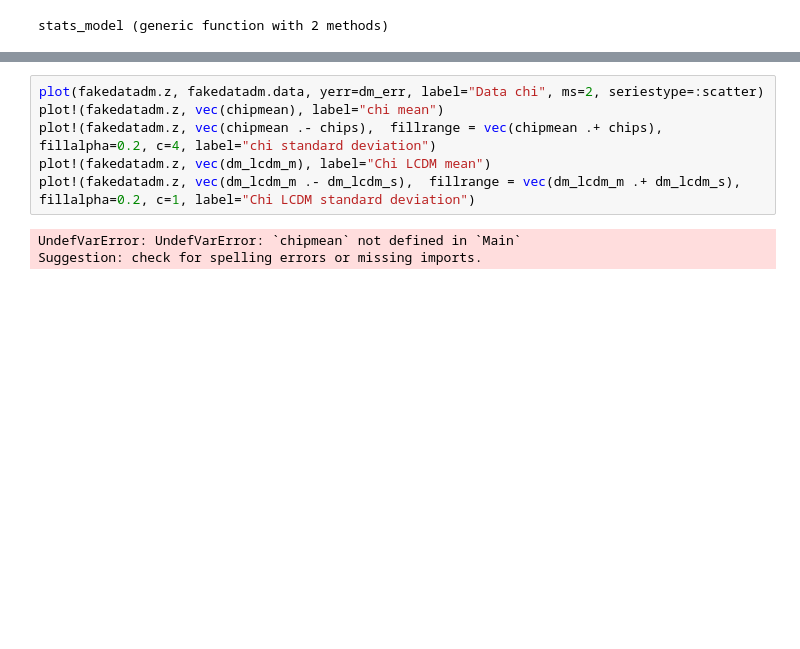
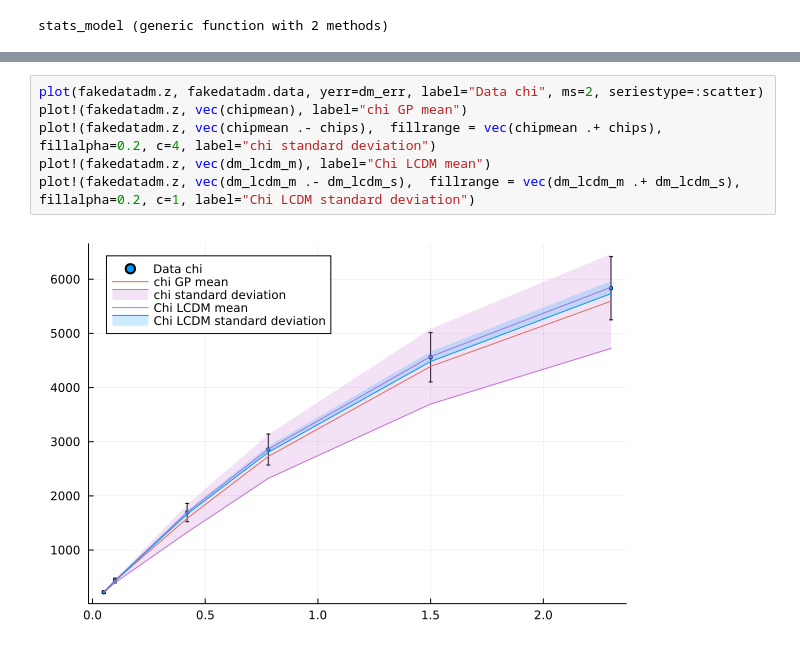
Before and after one commit to JaimeRZP/wb_gp, a Jupyter notebook: Tanvi/LCDM_GP_comparison.ipynb, the cells around one changed output, grey strips where cells are left out. Drawn from its saved outputs; the diff is of its cells as text; blank space fills up the shorter version.

```diff
--- a/Tanvi/LCDM_GP_comparison.ipynb
+++ b/Tanvi/LCDM_GP_comparison.ipynb
@@ -399,11 +404,10 @@ Suggestion: check for spelling errors or missing imports.
 # %%
 plot(fakedatadm.z, fakedatadm.data, yerr=dm_err, label="Data chi", ms=2, seriestype=:scatter)
-plot!(fakedatadm.z, vec(chipmean), label="chi mean")
+plot!(fakedatadm.z, vec(chipmean), label="chi GP mean")
 plot!(fakedatadm.z, vec(chipmean .- chips),  fillrange = vec(chipmean .+ chips), fillalpha=0.2, c=4, label="chi standard deviation")
 plot!(fakedatadm.z, vec(dm_lcdm_m), label="Chi LCDM mean")
 plot!(fakedatadm.z, vec(dm_lcdm_m .- dm_lcdm_s),  fillrange = vec(dm_lcdm_m .+ dm_lcdm_s), fillalpha=0.2, c=1, label="Chi LCDM standard deviation")
 # %% [output]
-UndefVarError: UndefVarError: `chipmean` not defined in `Main`
-Suggestion: check for spelling errors or missing imports.
+[figure, added]
 # %%
 plot(fakedatafs8.z, fakedatafs8.data, yerr=fs8_err, label="Data fs8", ms=2, seriestype=:scatter)
```
Also changed, not shown: parts of 13 cells of this notebook.
